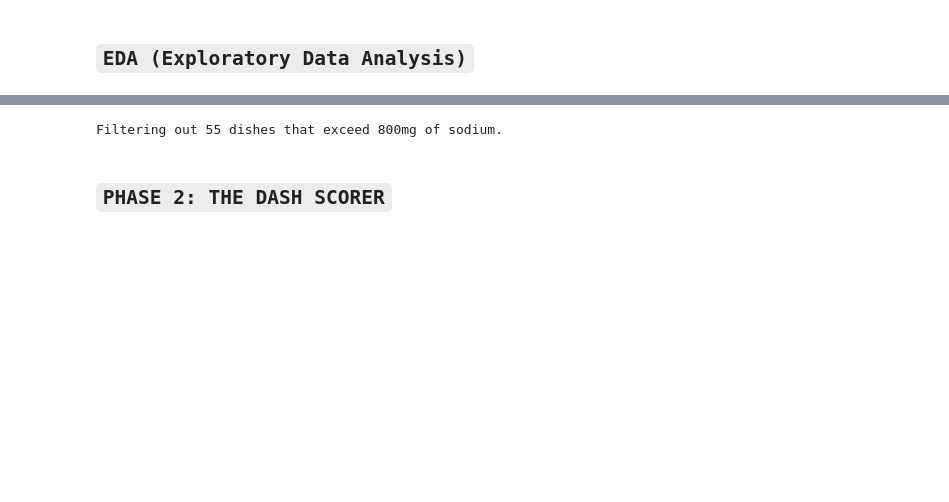
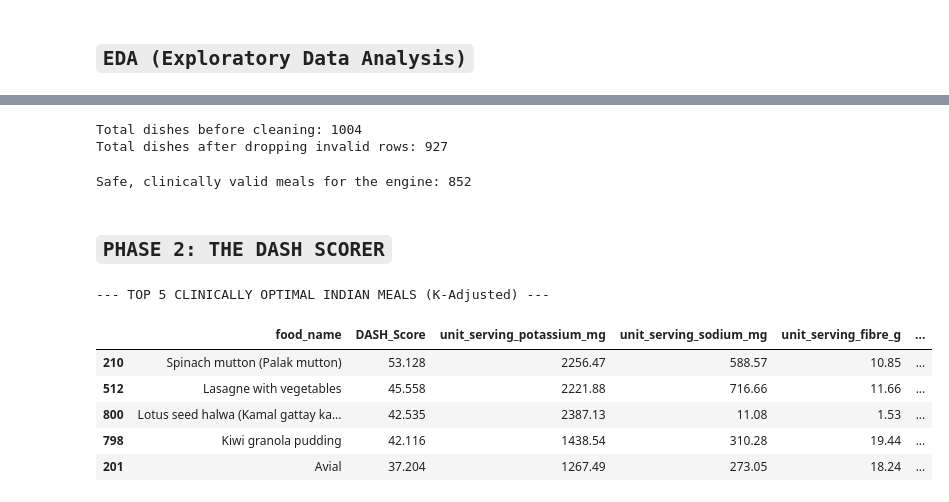
Before and after one commit to ary-a-n/Nourish, a Jupyter notebook: notebook/EDA.ipynb, the cells around one changed output, grey strips where cells are left out. Cells and saved outputs as stored; diff of their text form; code cells hidden in the pictures; blank space fills up the shorter version.

```diff
--- a/notebook/EDA.ipynb
+++ b/notebook/EDA.ipynb
@@ -71,7 +40,24 @@ plt.show()
+# %%
+critical_cols = [
+    'unit_serving_fibre_g', 'unit_serving_potassium_mg', 'unit_serving_magnesium_mg',
+    'unit_serving_calcium_mg', 'unit_serving_protein_g', 'unit_serving_sodium_mg',
+    'unit_serving_sfa_mg', 'unit_serving_freesugar_g'
+]
+
+print(f"Total dishes before cleaning: {len(df)}")
+
+df.dropna(subset=critical_cols, inplace=True)
+
+print(f"Total dishes after dropping invalid rows: {len(df)}")
+# %% [output]
+Total dishes before cleaning: 1004
+Total dishes after dropping invalid rows: 927
 # %%
+# --- PHASE 1: The Hard Filter ---
+# Eliminate any single serving with more than 800mg of sodium
 unsafe_threshold = 800
-unsafe_dishes = df[df['Sodium (mg)'] > unsafe_threshold]
+safe_df = df[df['unit_serving_sodium_mg'] <= unsafe_threshold].copy()
 
-print(f"Filtering out {len(unsafe_dishes)} dishes that exceed {unsafe_threshold}mg of sodium.")
+print(f"Safe, clinically valid meals for the engine: {len(safe_df)}")
 # %% [output]
-Filtering out 55 dishes that exceed 800mg of sodium.
+Safe, clinically valid meals for the engine: 852
@@ -80,29 +64,56 @@ safe_df = df[df['Sodium (mg)'] <= unsafe_threshold].copy()
 # %% [markdown]
 ## `PHASE 2: THE DASH SCORER`
 # %%
-metrics_to_scale = ['Fibre (g)', 'Calcium (mg)', 'Protein (g)', 'Sodium (mg)', 'Fats (g)', 'Free Sugar (g)']
+metrics_to_scale = [
+    'unit_serving_fibre_g', 'unit_serving_potassium_mg', 'unit_serving_magnesium_mg',
+    'unit_serving_calcium_mg', 'unit_serving_protein_g', 'unit_serving_sodium_mg',
+    'unit_serving_sfa_mg', 'unit_serving_freesugar_g'
+]
 
-scaler = MinMaxScaler()
+# Apply Z-Score Standardization
+scaler = StandardScaler()
 safe_df_scaled = safe_df.copy()
 safe_df_scaled[metrics_to_scale] = scaler.fit_transform(safe_df[metrics_to_scale])
 
-# 3. The New, Mathematically Sound Scoring Logic
-def calculate_normalized_dash_score(row):
+def calculate_zscore_dash(row):
     """
-    Calculates DASH score using NORMALIZED data (0 to 1).
-    Now the weights represent true relative importance.
+    Weights approximate the combined protective effect of High K + High Mg + Adequate Ca against Na.
     """
-    fiber_points = row['Fibre (g)'] * 5.0
-    calcium_points = row['Calcium (mg)'] * 2.0
-    protein_points = row['Protein (g)'] * 1.0
+    # REWARDS (Cardiovascular Promoters)
+    fiber_pts = row['unit_serving_fibre_g'] * 5.0
+    potassium_pts = row['unit_serving_potassium_mg'] * 3.5
 
-    sodium_penalty = row['Sodium (mg)'] * 4.0
-    fat_penalty = row['Fats (g)'] * 1.0
-    sugar_penalty = row['Free Sugar (g)'] * 3.0
+    magnesium_pts = row['unit_serving_magnesium_mg'] * 2.0
+    calcium_pts = row['unit_serving_calcium_mg'] * 2.0
+    protein_pts = row['unit_serving_protein_g'] * 1.0
 
-    total_score = (fiber_points + calcium_points + protein_points) - (sodium_penalty + fat_penalty + sugar_penalty)
-    return round(total_score, 3)
+    # PENALTIES (Hypertension Exacerbators)
+    sodium_pen = row['unit_serving_sodium_mg'] * 4.0
+    sat_fat_pen = row['unit_serving_sfa_mg'] * 3.0
+    sugar_pen = row['unit_serving_freesugar_g'] * 2.0
 
-safe_df['DASH_Score'] = safe_df_scaled.apply(calculate_normalized_dash_score, axis=1)
+    rewards = fiber_pts + potassium_pts + magnesium_pts + calcium_pts + protein_pts
+    penalties = sodium_pen + sat_fat_pen + sugar_pen
 
+    return round((rewards - penalties), 3)
+
+# Apply the score and rank
+safe_df['DASH_Score'] = safe_df_scaled.apply(calculate_zscore_dash, axis=1)
 ranked_meals = safe_df.sort_values(by='DASH_Score', ascending=False)
+
+# Display the top 5 results
+display_cols = [
+    'food_name', 'DASH_Score', 'unit_serving_potassium_mg',
+    'unit_serving_sodium_mg', 'unit_serving_fibre_g', 'unit_serving_sfa_mg'
+]
+
+print("\n--- TOP 5 CLINICALLY OPTIMAL INDIAN MEALS (K-Adjusted) ---")
+display(ranked_meals[display_cols].head(5))
+# %% [output]
+--- TOP 5 CLINICALLY OPTIMAL INDIAN MEALS (K-Adjusted) ---
+|  | food_name | DASH_Score | unit_serving_potassium_mg | unit_serving_sodium_mg | unit_serving_fibre_g | ... |
+| 210 | Spinach mutton (Palak mutton) | 53.128 | 2256.47 | 588.57 | 10.85 | ... |
+| 512 | Lasagne with vegetables | 45.558 | 2221.88 | 716.66 | 11.66 | ... |
+| 800 | Lotus seed halwa (Kamal gattay ka... | 42.535 | 2387.13 | 11.08 | 1.53 | ... |
+| 798 | Kiwi granola pudding | 42.116 | 1438.54 | 310.28 | 19.44 | ... |
+| 201 | Avial | 37.204 | 1267.49 | 273.05 | 18.24 | ... |
```
Also changed, not shown: parts of 13 cells of this notebook, 2 other files.
